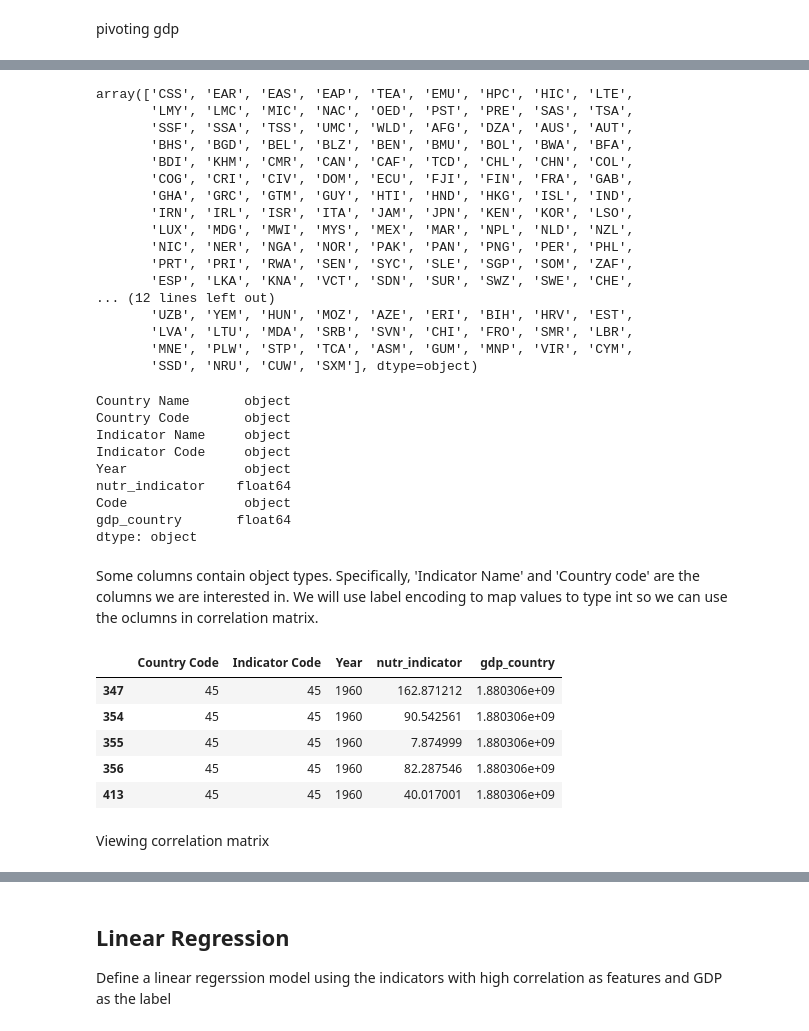
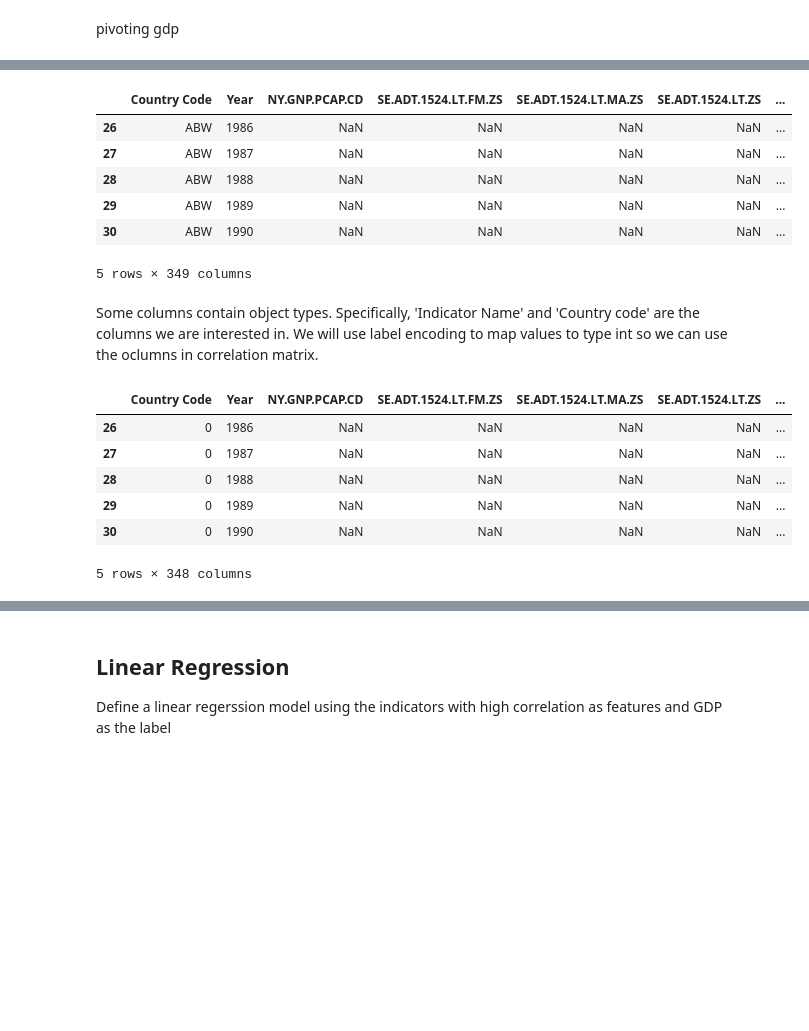
Before and after one commit to aishwaryabsk/GDP_Health_Analysis, a Jupyter notebook: GDP_Health_Analysis.ipynb, the cells around one changed output, grey strips where cells are left out. Drawn from its saved outputs; the diff is of its cells as text; code cells hidden in the pictures; blank space fills up the shorter version.

```diff
--- a/GDP_Health_Analysis.ipynb
+++ b/GDP_Health_Analysis.ipynb
@@ -168,7 +168,7 @@ melt_nutr_df.head(5)
 | 3 | Arab World | ARB | Adults (ages 15+) and children (0... | SH.HIV.TOTL | 1960 | NaN |
 | 4 | Arab World | ARB | Adults (ages 15+) and children (a... | SH.HIV.INCD.TL | 1960 | NaN |
 # %%
-pivoted_df = melt_nutr_df.pivot_table(index=['Country Code', 'Year'], columns='Indicator Code', values='Value')
-pivoted_df.reset_index()
+pivoted_df = melt_nutr_df.pivot_table(index=['Country Code', 'Year'], columns='Indicator Code', values='Value').reset_index()
+
 pivoted_df.head(5)
 # %% [output]
@@ -241,10 +255,7 @@ melt_gdp_df.head(5)
 # %%
-#drop country name because this is available from nutritional dataset
-melt_gdp_df = melt_gdp_df.drop(columns=['Country Name'])
 #merge the two tables to get country's gdp for the given year
-merged_gdp = pd.merge(melt_nutr_df, melt_gdp_df, left_on=['Country Code', 'Year'], right_on=['Code', 'Year'])
+merged_gdp = pd.merge(pivoted_df, melt_gdp_df, left_on=['Country Code', 'Year'], right_on=['Code', 'Year'])
 #rename columns
-merged_gdp = merged_gdp.rename(columns={'Value_x': 'nutr_indicator', 'Value_y': 'gdp_country'})
-
+merged_gdp = merged_gdp.rename(columns={'Value': 'gdp_country'})
 #get rid of NaN
-merged_gdp.dropna(subset=['nutr_indicator', 'gdp_country'], inplace=True)
+merged_gdp.dropna(subset=['gdp_country'], inplace=True)
@@ -265,51 +262,29 @@ merged_gdp.dropna(subset=['nutr_indicator', 'gdp_country'], inplace=True)
 # %%
 merged_gdp.head(5)
 # %% [output]
+|  | Country Code | Year | NY.GNP.PCAP.CD | SE.ADT.1524.LT.FM.ZS | SE.ADT.1524.LT.MA.ZS | SE.ADT.1524.LT.ZS | ... |
+| 26 | ABW | 1986 | NaN | NaN | NaN | NaN | ... |
+| 27 | ABW | 1987 | NaN | NaN | NaN | NaN | ... |
+| 28 | ABW | 1988 | NaN | NaN | NaN | NaN | ... |
+| 29 | ABW | 1989 | NaN | NaN | NaN | NaN | ... |
+| 30 | ABW | 1990 | NaN | NaN | NaN | NaN | ... |
-array(['CSS', 'EAR', 'EAS', 'EAP', 'TEA', 'EMU', 'HPC', 'HIC', 'LTE',
-       'LMY', 'LMC', 'MIC', 'NAC', 'OED', 'PST', 'PRE', 'SAS', 'TSA',
-       'SSF', 'SSA', 'TSS', 'UMC', 'WLD', 'AFG', 'DZA', 'AUS', 'AUT',
-       'BHS', 'BGD', 'BEL', 'BLZ', 'BEN', 'BMU', 'BOL', 'BWA', 'BFA',
-       'BDI', 'KHM', 'CMR', 'CAN', 'CAF', 'TCD', 'CHL', 'CHN', 'COL',
-       'COG', 'CRI', 'CIV', 'DOM', 'ECU', 'FJI', 'FIN', 'FRA', 'GAB',
-       'GHA', 'GRC', 'GTM', 'GUY', 'HTI', 'HND', 'HKG', 'ISL', 'IND',
-       'IRN', 'IRL', 'ISR', 'ITA', 'JAM', 'JPN', 'KEN', 'KOR', 'LSO',
-       'LUX', 'MDG', 'MWI', 'MYS', 'MEX', 'MAR', 'NPL', 'NLD', 'NZL',
-       'NIC', 'NER', 'NGA', 'NOR', 'PAK', 'PAN', 'PNG', 'PER', 'PHL',
-       'PRT', 'PRI', 'RWA', 'SEN', 'SYC', 'SLE', 'SGP', 'SOM', 'ZAF',
-       'ESP', 'LKA', 'KNA', 'VCT', 'SDN', 'SUR', 'SWZ', 'SWE', 'CHE',
-... (12 lines left out)
-       'UZB', 'YEM', 'HUN', 'MOZ', 'AZE', 'ERI', 'BIH', 'HRV', 'EST',
-       'LVA', 'LTU', 'MDA', 'SRB', 'SVN', 'CHI', 'FRO', 'SMR', 'LBR',
-       'MNE', 'PLW', 'STP', 'TCA', 'ASM', 'GUM', 'MNP', 'VIR', 'CYM',
-       'SSD', 'NRU', 'CUW', 'SXM'], dtype=object)
+5 rows × 349 columns
-# %%
-merged_gdp.dtypes
-# %% [output]
-Country Name       object
-Country Code       object
-Indicator Name     object
-Indicator Code     object
-Year               object
-nutr_indicator    float64
-Code               object
-gdp_country       float64
-dtype: object
 # %% [markdown]
 Some columns contain object types. Specifically, 'Indicator Name' and 'Country code' are the columns we are interested in. We will use label encoding to map values to type int so we can use the oclumns in correlation matrix.
 # %%
 from sklearn.preprocessing import LabelEncoder
-corr_gdp = merged_gdp.drop(columns=['Country Name', 'Indicator Name', 'Code'])
+corr_gdp = merged_gdp.drop(columns=['Code'])
 # %%
 le = LabelEncoder()
 
 #fitting encoder on the country codes and transform them to int
 corr_gdp['Country Code'] = le.fit_transform(corr_gdp['Country Code'])
-corr_gdp['Indicator Code'] = le.fit_transform(corr_gdp['Indicator Code'])
 corr_gdp.head(5)
 # %% [output]
-|  | Country Code | Indicator Code | Year | nutr_indicator | gdp_country |
-| 347 | 45 | 45 | 1960 | 162.871212 | 1.880306e+09 |
-| 354 | 45 | 45 | 1960 | 90.542561 | 1.880306e+09 |
-| 355 | 45 | 45 | 1960 | 7.874999 | 1.880306e+09 |
-| 356 | 45 | 45 | 1960 | 82.287546 | 1.880306e+09 |
-| 413 | 45 | 45 | 1960 | 40.017001 | 1.880306e+09 |
+|  | Country Code | Year | NY.GNP.PCAP.CD | SE.ADT.1524.LT.FM.ZS | SE.ADT.1524.LT.MA.ZS | SE.ADT.1524.LT.ZS | ... |
+| 26 | 0 | 1986 | NaN | NaN | NaN | NaN | ... |
+| 27 | 0 | 1987 | NaN | NaN | NaN | NaN | ... |
+| 28 | 0 | 1988 | NaN | NaN | NaN | NaN | ... |
+| 29 | 0 | 1989 | NaN | NaN | NaN | NaN | ... |
+| 30 | 0 | 1990 | NaN | NaN | NaN | NaN | ... |
+5 rows × 348 columns
@@ -318,2 +290,0 @@ correlation_matrix = corr_gdp.corr()
-# %% [markdown]
-Viewing correlation matrix
```
Also changed, not shown: parts of 20 cells of this notebook.
